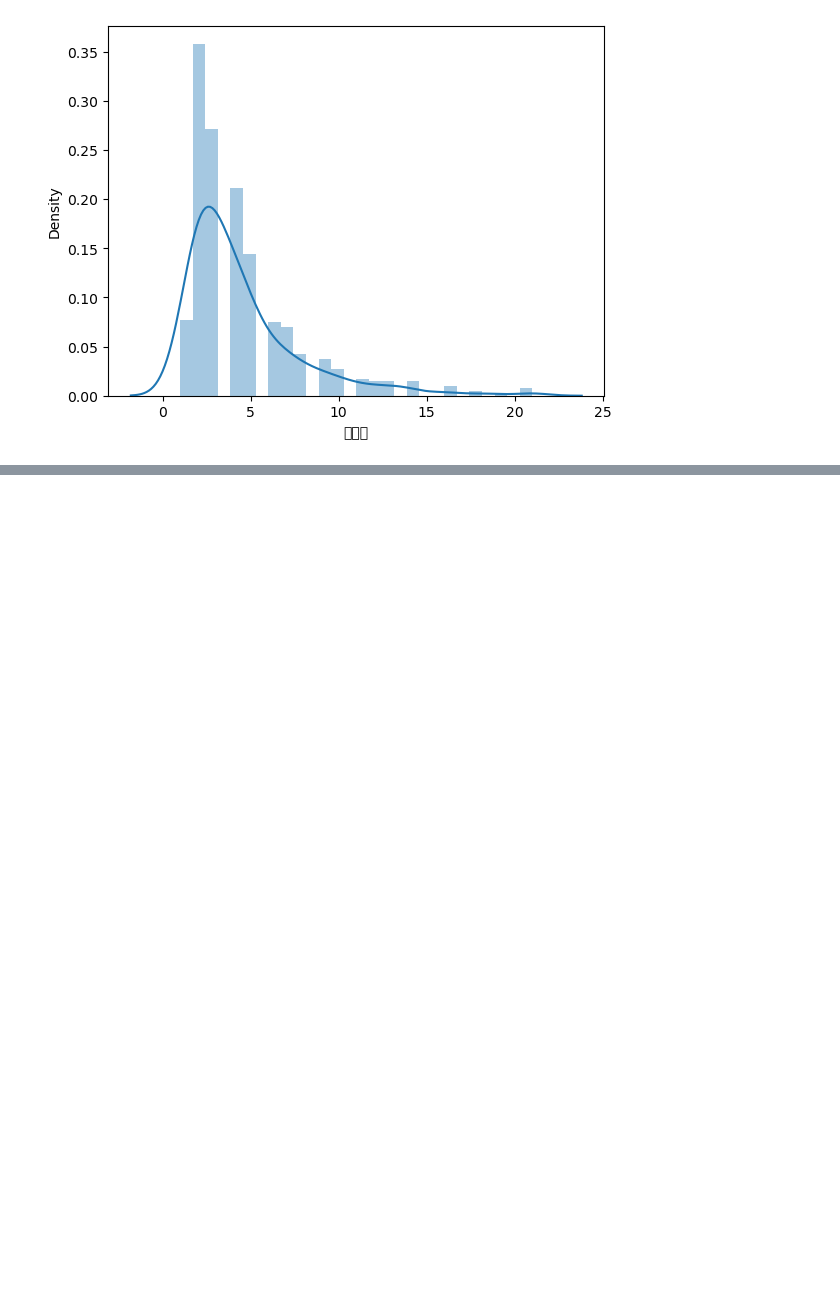
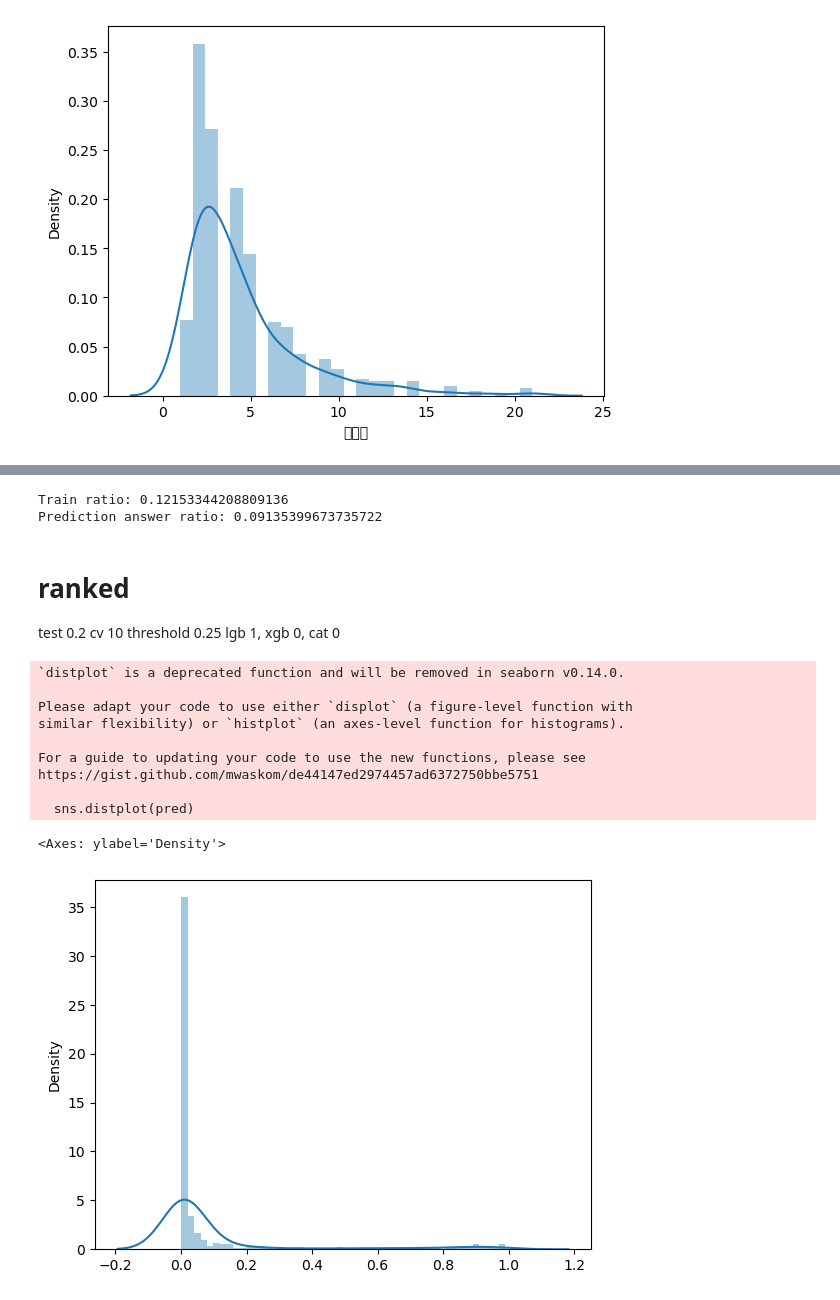
Before and after one commit to jjh0987/MyProject, a Jupyter notebook: pythonProject/dacon/open (6)/Untitled.ipynb, the cells around one changed output, grey strips where cells are left out. Saved outputs shown, nothing was run; the diff lists cells and outputs as text; code cells hidden in the pictures; blank space fills up the shorter version.

```diff
--- a/pythonProject/dacon/open (6)/Untitled.ipynb
+++ b/pythonProject/dacon/open (6)/Untitled.ipynb
@@ -28,11 +43,12 @@ def basic_data_processing():
     train['month'] = pd.to_datetime(train['게재일']).dt.month
     test['year'] = pd.to_datetime(test['게재일']).dt.year
     test['month'] = pd.to_datetime(test['게재일']).dt.month
-    # train['day'] = pd.to_datetime(train['게재일']).dt.day
+#     train['day'] = pd.to_datetime(train['게재일']).dt.day
+#     test['day'] = pd.to_datetime(test['게재일']).dt.day
     train = train.drop(['ID','게재일'],axis=1)
     test = test.drop(['ID','게재일'],axis=1)
-    train['전용면적'] = train['전용면적'].fillna(0).apply(lambda x: 0 if x == 0 else 1)
-    test['전용면적'] = test['전용면적'].fillna(0).apply(lambda x: 0 if x == 0 else 1)
+#     train['전용면적'] = train['전용면적'].fillna(0).apply(lambda x: 0 if x == 0 else 1)
+#     test['전용면적'] = test['전용면적'].fillna(0).apply(lambda x: 0 if x == 0 else 1)
     train = train.fillna(0)
     test = test.fillna(0)
 
@@ -43,4 +59,7 @@ def basic_data_processing():
         train[col] = encoder.transform(train[col])
         test[col] = encoder.transform(test[col])
 
+        encoder = OneHotEncoder(sparse_output=False)
+
+
     return train, test
@@ -83,8 +99,9 @@ from sklearn.ensemble import IsolationForest
 train, test = basic_data_processing()
 
 target = '허위매물여부'
-cut_ratio = 0.1
+cut_ratio = 0.0
 test_size = 0.1
+cv = 10
 
 X_train, X_test, y_train, y_test = train_test_split(train.drop(target,axis=1), train[[target]], test_size=test_size, stratify=train[[target]], random_state=42)
 
@@ -121,11 +138,13 @@ lgbm = LGBMClassifier(random_state=42, max_depth=8)
 xgb = XGBClassifier(random_state=42, learning_rate=0.1, max_depth=8, n_estimators=100)
 catboost = CatBoostClassifier(random_state=42, max_depth=8, verbose=0)
 # rf = RandomForestClassifier(random_state=42, oob_score=True)
+iso = IsolationForest(random_state=42, contamination=0.11)
 
 # 각 모델을 훈련합니다. (실제 데이터에 맞게 설정 필요)
 lgbm.fit(X_train, y_train)
 xgb.fit(X_train, y_train)
 catboost.fit(X_train, y_train)
+iso.fit(X_train, y_train)
 
 # 소프트 보팅 앙상블 모델 생성
 ensemble_model = VotingClassifier(estimators=[
@@ -136,7 +155,7 @@ ensemble_model = VotingClassifier(estimators=[
 ], voting='soft')
 
 # Cross validation을 위한 StratifiedKFold 사용
-cv = StratifiedKFold(n_splits=10, shuffle=True, random_state=0)
+cv = StratifiedKFold(n_splits=cv, shuffle=True, random_state=0)
 
 # f1_score를 평가 지표로 사용
 scorer = make_scorer(f1_score, average='macro')
@@ -147,6 +166,7 @@ xgb_cv_scores = cross_val_score(xgb, X_test, y_test, cv=cv, scoring=scorer, n_jo
 catboost_cv_scores = cross_val_score(catboost, X_test, y_test, cv=cv, scoring=scorer, n_jobs=-1)
 # rf_cv_scores = cross_val_score(rf, X_test, y_test, cv=cv, scoring=scorer, n_jobs=-1)
 ensemble_cv_scores = cross_val_score(ensemble_model, X_test, y_test, cv=cv, scoring=scorer, n_jobs=-1)
+iso_cv_scores = cross_val_score(iso, X_test, y_test, cv=cv, scoring=scorer, n_jobs=-1)
 
 # 결과 출력
 print(f"LGBM Cross Validation Macro F1 Scores: {np.mean(lgbm_cv_scores)}")
@@ -154,6 +174,7 @@ print(f"XGBoost Cross Validation Macro F1 Scores: {np.mean(xgb_cv_scores)}")
 print(f"CatBoost Cross Validation Macro F1 Scores: {np.mean(catboost_cv_scores)}")
 # print(f"RamdomForest Cross Validation Macro F1 Scores: {np.mean(rf_cv_scores)}")
 print(f"Ensemble Model Cross Validation Macro F1 Scores: {np.mean(ensemble_cv_scores)}")
+print(f"iso Model Cross Validation Macro F1 Scores: {np.mean(iso_cv_scores)}")
 # %% [output]
 LGBM Cross Validation Macro F1 Scores: 0.837586289255011
 XGBoost Cross Validation Macro F1 Scores: 0.72541135487583
@@ -161,0 +209,21 @@ Ensemble Model Cross Validation Macro F1 Scores: 0.8275158416462765
+# %%
+lgb_pred = [i[1] for i in lgbm.predict_proba(test)]
+xgb_pred = [i[1] for i in xgb.predict_proba(test)]
+cat_pred = [i[1] for i in catboost.predict_proba(test)]
+
+sub = pd.read_csv('./sample_submission.csv')
+l,x,c = 0.35,0.35,0.3
+threshold = 0.33
+pred = [l*lgb_pred[i] + x*xgb_pred[i] + c*cat_pred[i] for i in range(len(sub))]
+print('Train ratio:',len(train[train['허위매물여부'] == 1])/len(train))
+print('Prediction answer ratio:',len([i for i in pred if i > threshold])/len(pred))
+
+answer = []
+for p in pred:
+    if p > threshold:
+        answer.append(1)
+    else:
+        answer.append(0)
+
+sub['허위매물여부'] = answer
+sub.to_csv('./answer.csv',index=False)
@@ -161,0 +233,38 @@ Ensemble Model Cross Validation Macro F1 Scores: 0.8275158416462765
+# %%
+iso_pred = iso.predict(test)
+sub = pd.read_csv('./sample_submission.csv')
+
+for i in range(len(iso_pred)):
+    if iso_pred[i] == -1:
+        iso_pred[i] = 0
+
+print('Train ratio:',len(train[train['허위매물여부'] == 1])/len(train))
+print('Prediction answer ratio:',1-sum(iso_pred)/len(sub))
+
+
+
+sub['허위매물여부'] = iso_pred
+sub.to_csv('./answer.csv',index=False)
+# %% [output]
+Train ratio: 0.12153344208809136
+Prediction answer ratio: 0.09135399673735722
+# %% [markdown]
+# ranked
+test 0.2
+cv 10
+threshold 0.25
+lgb 1, xgb 0, cat 0
+# %%
+sns.distplot(pred)
+# %% [output]
+`distplot` is a deprecated function and will be removed in seaborn v0.14.0.
+
+Please adapt your code to use either `displot` (a figure-level function with
+similar flexibility) or `histplot` (an axes-level function for histograms).
+
+For a guide to updating your code to use the new functions, please see
+https://gist.github.com/mwaskom/de44147ed2974457ad6372750bbe5751
+
+  sns.distplot(pred)
+<Axes: ylabel='Density'>
+[figure, added]
```
Also changed, not shown: parts of 9 cells of this notebook, 7 other files.
